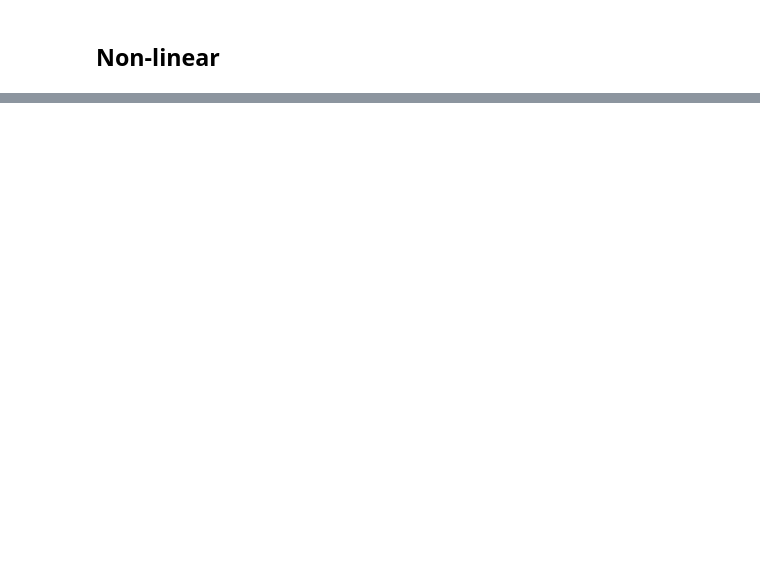
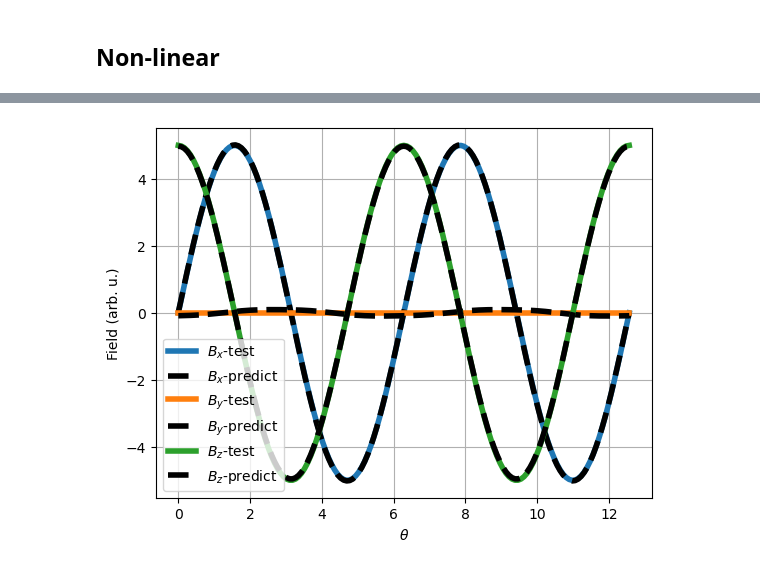
Before and after one commit to tretyakovmipt/TIRF-magnet-calibration, a Jupyter notebook: test.ipynb, the cells around one changed output, grey strips where cells are left out. Cells and saved outputs as stored; diff of their text form; code cells hidden in the pictures; blank space fills up the shorter version.

```diff
--- a/test.ipynb
+++ b/test.ipynb
@@ -115,11 +113,13 @@ ax.grid()
 ## Non-linear
 # %%
 from tensorflow import keras
-keras.models.load_model('data/model.h5')
+model = keras.models.load_model('data/model.h5')
 
 V_predict_nl = model.predict(B_test)
 
 B_predict_nl = []
 for V in V_predict_nl :
     B_predict_nl.append(total_field(r0, 10*np.tanh(V/15) * m, A))
+
+B_predict_nl = np.array(B_predict_nl)
 # %% [output]
@@ -140,17 +127,19 @@ To enable them in other operations, rebuild TensorFlow with the appropriate comp
 # %%
 # Plot
 fig, ax = plt.subplots()
 ax.plot(theta, B_test[:,0], label=r'$B_x$-test', linewidth=4.0)
-ax.plot(theta, B_predict[:,0], label=r'$B_x$-predict', linewidth=4.0, color='black', ls='--')
+ax.plot(theta, B_predict_nl[:,0], label=r'$B_x$-predict', linewidth=4.0, color='black', ls='--')
 
 ax.plot(theta, B_test[:,1], label=r'$B_y$-test', linewidth=4.0)
-ax.plot(theta, B_predict[:,1], label=r'$B_y$-predict', linewidth=4.0, color='black', ls='--')
+ax.plot(theta, B_predict_nl[:,1], label=r'$B_y$-predict', linewidth=4.0, color='black', ls='--')
 
 ax.plot(theta, B_test[:,2], label=r'$B_z$-test', linewidth=4.0)
-ax.plot(theta, B_predict[:,2], label=r'$B_z$-predict', linewidth=4.0, color='black', ls='--')
+ax.plot(theta, B_predict_nl[:,2], label=r'$B_z$-predict', linewidth=4.0, color='black', ls='--')
 
 ax.set_xlabel(r'$\theta$')
 ax.set_ylabel('Field (arb. u.)' )
 #ax.set_xlim(0,1)
 ax.legend(loc=0)
 ax.grid()
+# %% [output]
+[figure, added]
```
Also changed, not shown: parts of 5 cells of this notebook.
